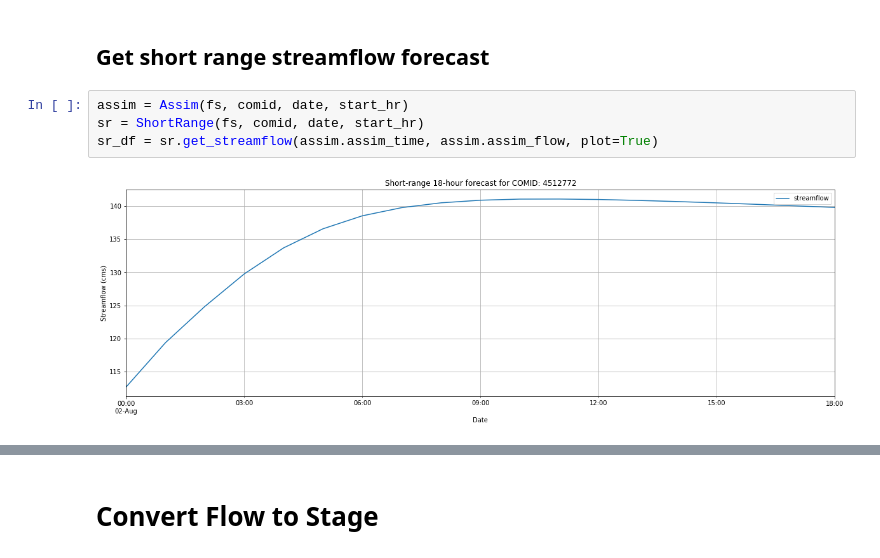
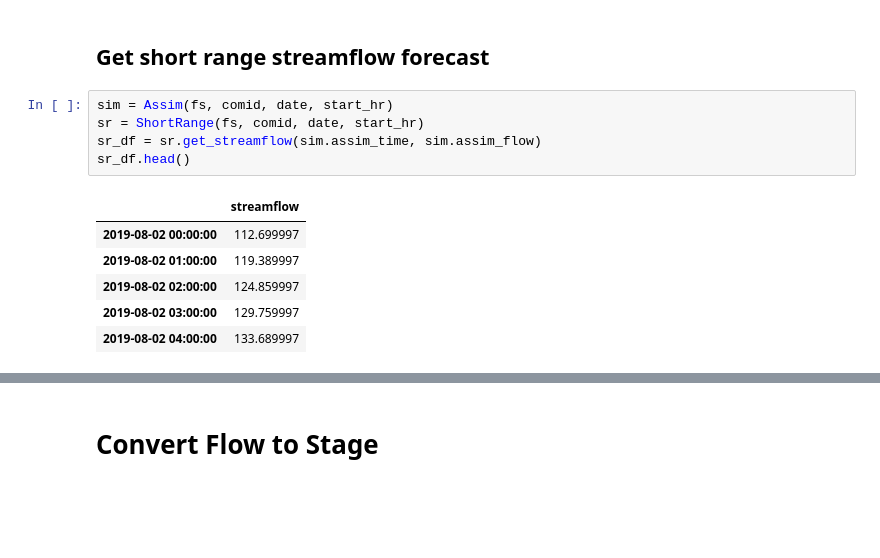
Before and after one commit to Dewberry/fcast, a Jupyter notebook: notebooks/ShortRangeForecasts.ipynb, the cells around one changed output, grey strips where cells are left out. Drawn from its saved outputs; the diff is of its cells as text; blank space fills up the shorter version.

```diff
--- a/notebooks/ShortRangeForecasts.ipynb
+++ b/notebooks/ShortRangeForecasts.ipynb
@@ -21,8 +21,14 @@ comid = 4512772 # some small segment on the Potomac near DC
 # %% [markdown]
 ## Get short range streamflow forecast
 # %%
-assim = Assim(fs, comid, date, start_hr)
+sim = Assim(fs, comid, date, start_hr)
 sr = ShortRange(fs, comid, date, start_hr)
-sr_df = sr.get_streamflow(assim.assim_time, assim.assim_flow, plot=True)
+sr_df = sr.get_streamflow(sim.assim_time, sim.assim_flow)
+sr_df.head()
 # %% [output]
-[figure, removed]
+|  | streamflow |
+| 2019-08-02 00:00:00 | 112.699997 |
+| 2019-08-02 01:00:00 | 119.389997 |
+| 2019-08-02 02:00:00 | 124.859997 |
+| 2019-08-02 03:00:00 | 129.759997 |
+| 2019-08-02 04:00:00 | 133.689997 |
```
Also changed, not shown: parts of 4 cells of this notebook, 4 other files.
